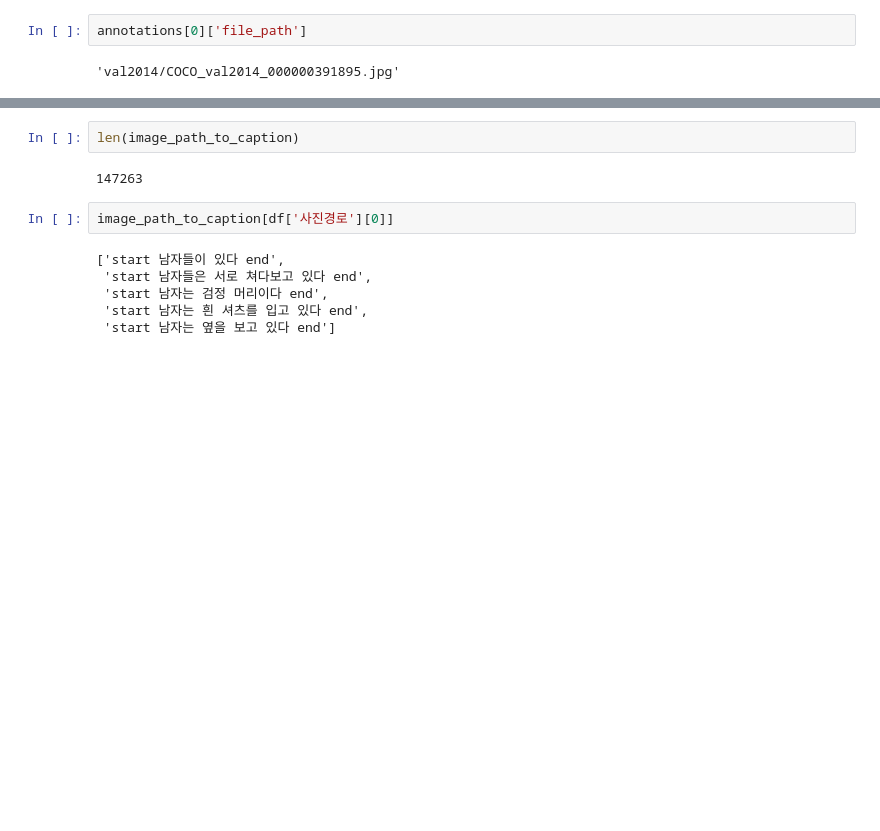
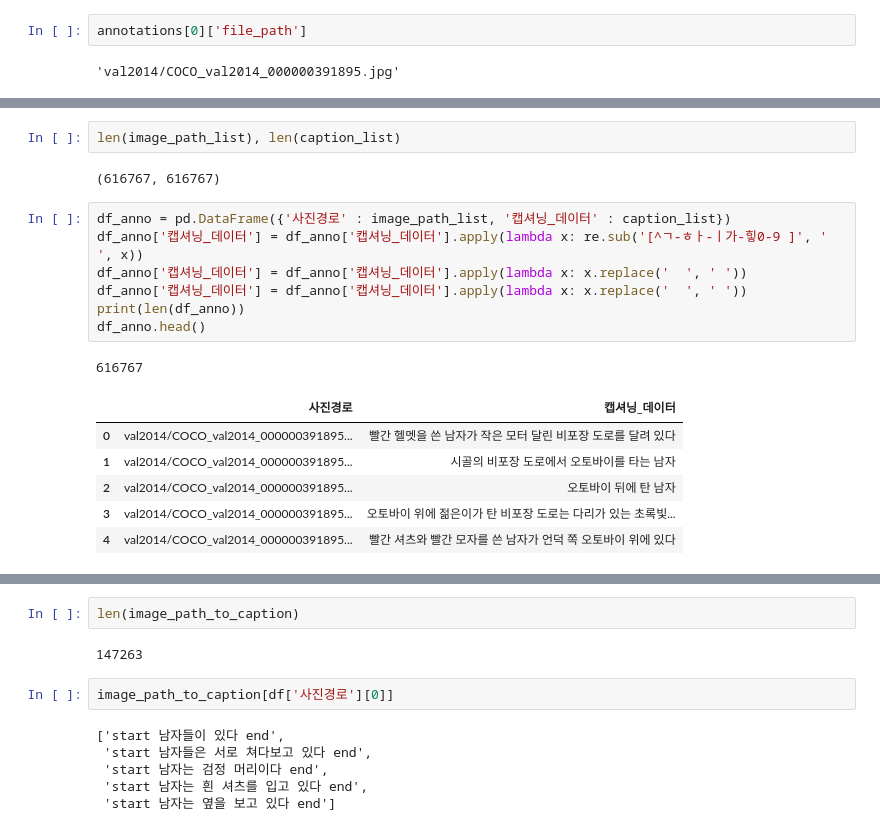
Before and after one commit to Bigdata92/Multicampus-Final_PleaseTell-, a Jupyter notebook: Image_Captioning/한국어 캡션 전처리01.ipynb, the cells around one changed output, grey strips where cells are left out. Cells and saved outputs as stored; diff of their text form; blank space fills up the shorter version.

```diff
--- a/Image_Captioning/한국어 캡션 전처리01.ipynb
+++ b/Image_Captioning/한국어 캡션 전처리01.ipynb
@@ -181,0 +142,19 @@ annotations[0]['file_path']
+# %%
+len(image_path_list), len(caption_list)
+# %% [output]
+(616767, 616767)
+# %%
+df_anno = pd.DataFrame({'사진경로' : image_path_list, '캡셔닝_데이터' : caption_list})
+df_anno['캡셔닝_데이터'] = df_anno['캡셔닝_데이터'].apply(lambda x: re.sub('[^ㄱ-ㅎㅏ-ㅣ가-힣0-9 ]', ' ', x))
+df_anno['캡셔닝_데이터'] = df_anno['캡셔닝_데이터'].apply(lambda x: x.replace('  ', ' '))
+df_anno['캡셔닝_데이터'] = df_anno['캡셔닝_데이터'].apply(lambda x: x.replace('  ', ' '))
+print(len(df_anno))
+df_anno.head()
+# %% [output]
+616767
+|  | 사진경로 | 캡셔닝_데이터 |
+| 0 | val2014/COCO_val2014_000000391895... | 빨간 헬멧을 쓴 남자가 작은 모터 달린 비포장 도로를 달려 있다 |
+| 1 | val2014/COCO_val2014_000000391895... | 시골의 비포장 도로에서 오토바이를 타는 남자 |
+| 2 | val2014/COCO_val2014_000000391895... | 오토바이 뒤에 탄 남자 |
+| 3 | val2014/COCO_val2014_000000391895... | 오토바이 위에 젊은이가 탄 비포장 도로는 다리가 있는 초록빛... |
+| 4 | val2014/COCO_val2014_000000391895... | 빨간 셔츠와 빨간 모자를 쓴 남자가 언덕 쪽 오토바이 위에 있다 |
```
Also changed, not shown: parts of 18 cells of this notebook, 1 other file.
